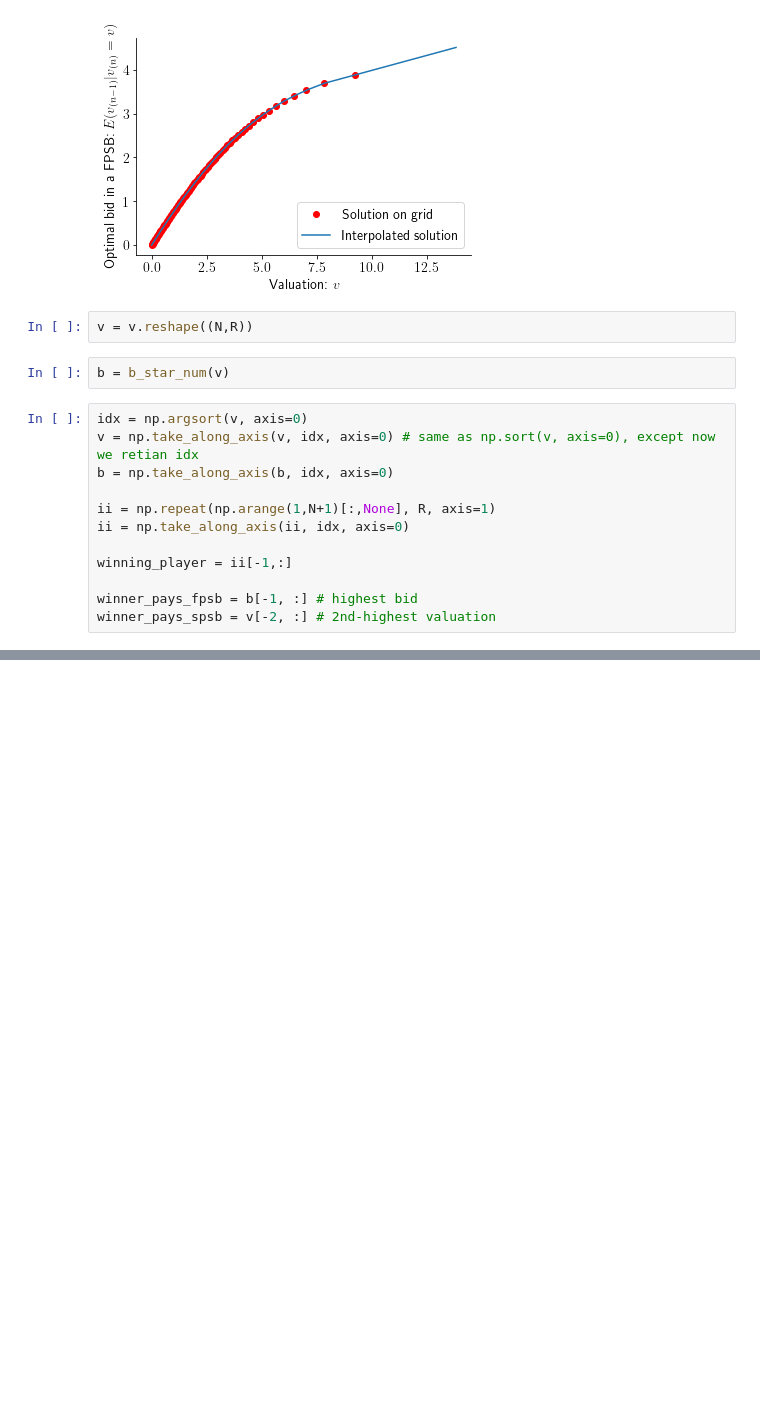
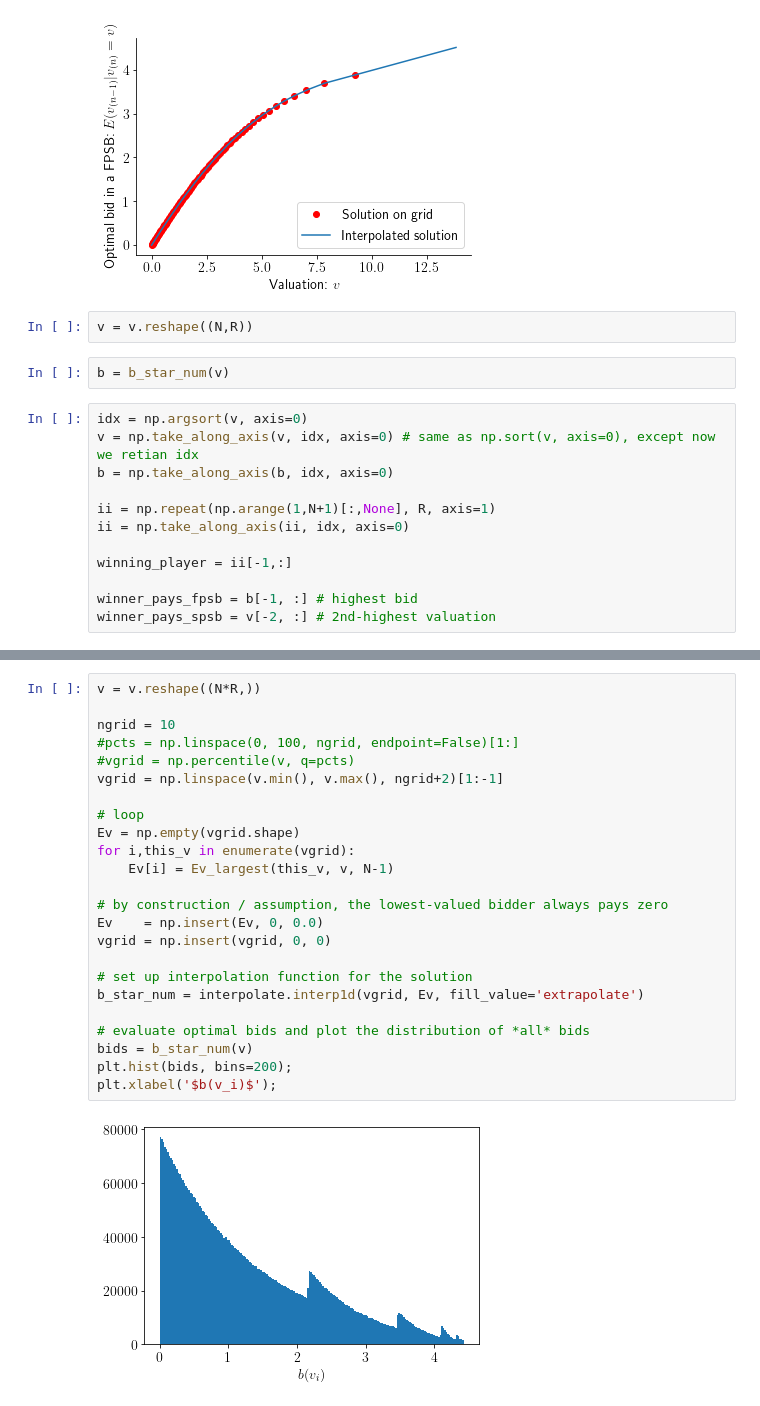
Before and after one commit to GamEconCph/Lectures-2021, a Jupyter notebook: Bayesian Games/revenue_equivalence.ipynb, the cells around one changed output, grey strips where cells are left out. Cells and saved outputs as stored; diff of their text form; blank space fills up the shorter version.

```diff
--- a/Bayesian Games/revenue_equivalence.ipynb
+++ b/Bayesian Games/revenue_equivalence.ipynb
@@ -310,0 +320,26 @@ Avg. payment SPSB:  2.56558 (std.dev. =  1.36, median= 2.32)
+# %%
+v = v.reshape((N*R,))
+
+ngrid = 10
+#pcts = np.linspace(0, 100, ngrid, endpoint=False)[1:]
+#vgrid = np.percentile(v, q=pcts)
+vgrid = np.linspace(v.min(), v.max(), ngrid+2)[1:-1]
+
+# loop
+Ev = np.empty(vgrid.shape)
+for i,this_v in enumerate(vgrid):
+    Ev[i] = Ev_largest(this_v, v, N-1)
+
+# by construction / assumption, the lowest-valued bidder always pays zero
+Ev    = np.insert(Ev, 0, 0.0)
+vgrid = np.insert(vgrid, 0, 0)
+
+# set up interpolation function for the solution
+b_star_num = interpolate.interp1d(vgrid, Ev, fill_value='extrapolate')
+
+# evaluate optimal bids and plot the distribution of *all* bids
+bids = b_star_num(v)
+plt.hist(bids, bins=200);
+plt.xlabel('$b(v_i)$');
+# %% [output]
+[figure, added]
```
Also changed, not shown: parts of 6 cells of this notebook.
